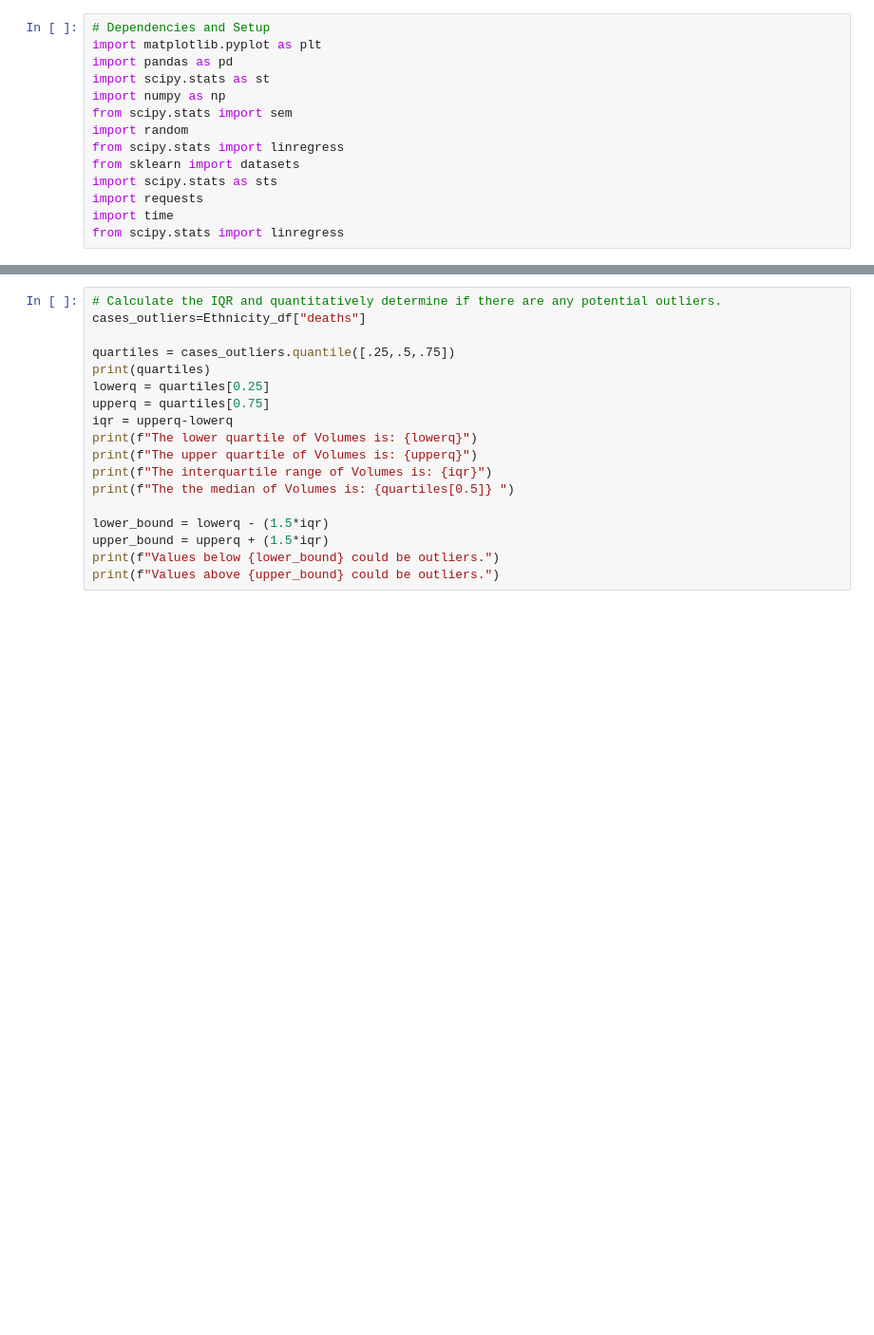
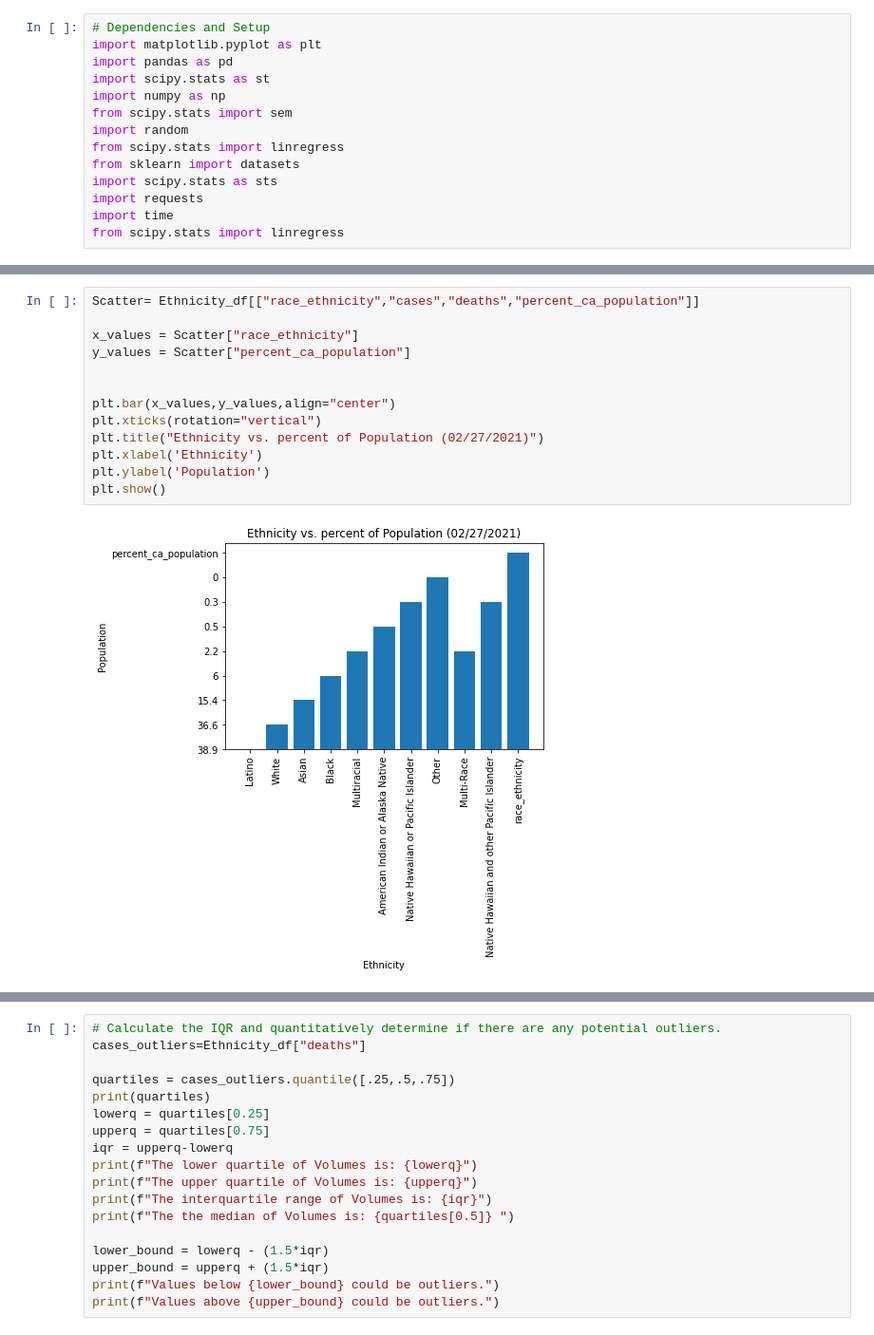
Before and after one commit to JohnGlendening/Project-1_2021, a Jupyter notebook: California gov/California_Ethnicity.ipynb, the cells around one changed output, grey strips where cells are left out. Shown at 95% size. Cells and saved outputs as stored; diff of their text form; blank space fills up the shorter version.

```diff
--- a/California gov/California_Ethnicity.ipynb
+++ b/California gov/California_Ethnicity.ipynb
@@ -85,0 +142,15 @@ dtype: float64
+# %%
+Scatter= Ethnicity_df[["race_ethnicity","cases","deaths","percent_ca_population"]]
+
+x_values = Scatter["race_ethnicity"]
+y_values = Scatter["percent_ca_population"]
+
+
+plt.bar(x_values,y_values,align="center")
+plt.xticks(rotation="vertical")
+plt.title("Ethnicity vs. percent of Population (02/27/2021)")
+plt.xlabel('Ethnicity')
+plt.ylabel('Population')
+plt.show()
+# %% [output]
+[figure, added]
```
Also changed, not shown: parts of 17 cells of this notebook.
